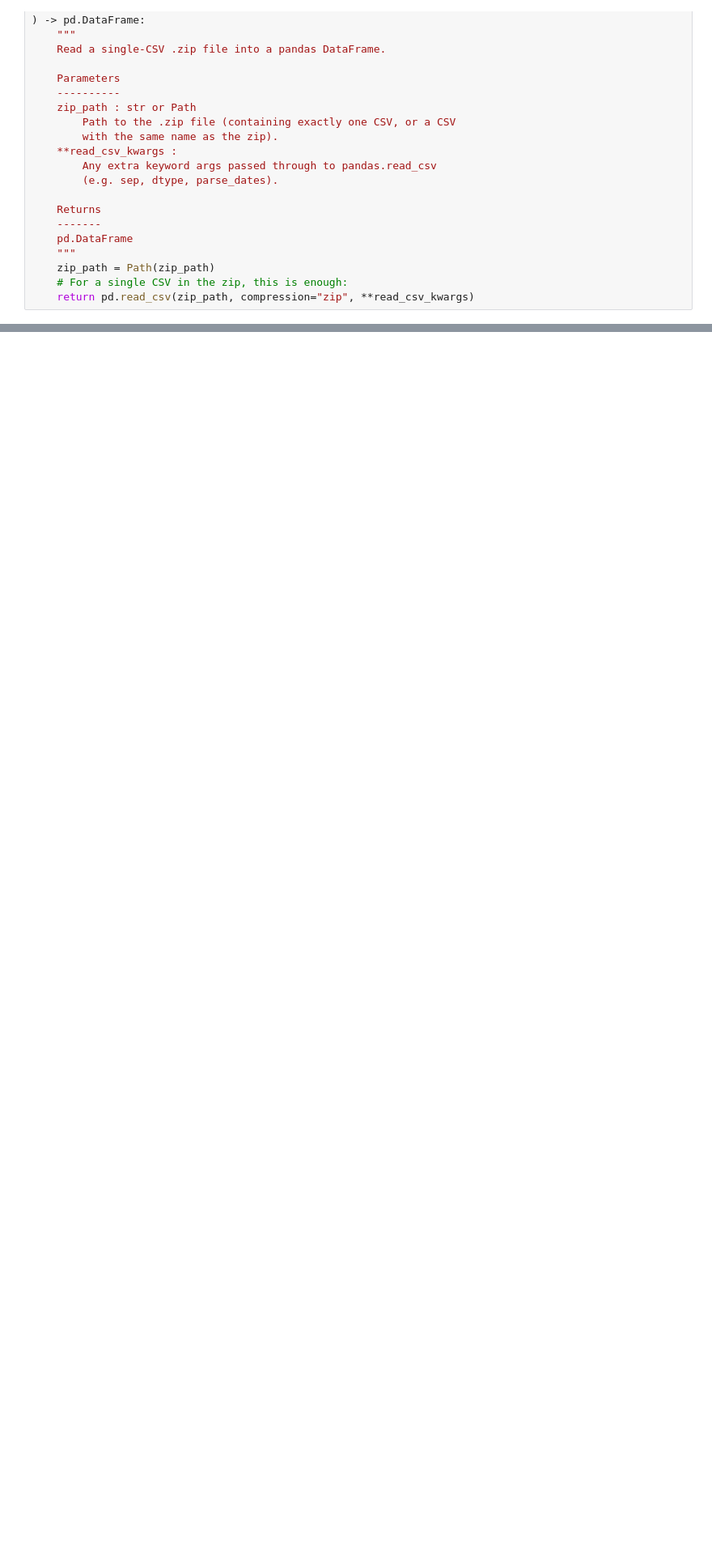
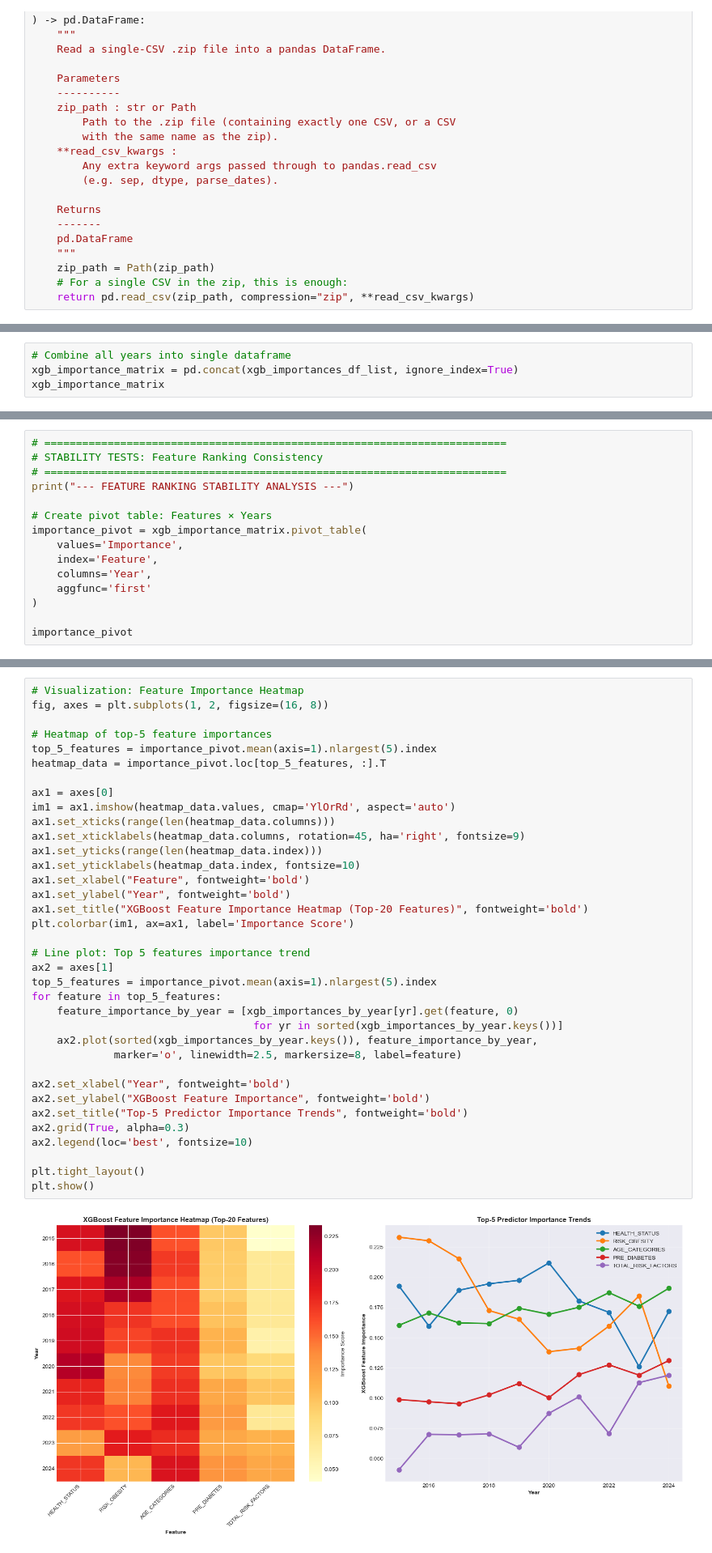
Before and after one commit to cmendonsa/brfss-diabetes-trends, a Jupyter notebook: analysis/RQ3_predictor_stability.ipynb, the cells around one changed output, grey strips where cells are left out. Shown at 81% size. Saved outputs shown, nothing was run; the diff lists cells and outputs as text; blank space fills up the shorter version.

```diff
--- a/analysis/RQ3_predictor_stability.ipynb
+++ b/analysis/RQ3_predictor_stability.ipynb
@@ -101,0 +734,4 @@ coef_df.plot(title="Predictor Stability Over Time")
+# %%
+# Combine all years into single dataframe
+xgb_importance_matrix = pd.concat(xgb_importances_df_list, ignore_index=True)
+xgb_importance_matrix
@@ -101,0 +752,15 @@ coef_df.plot(title="Predictor Stability Over Time")
+# %%
+# =========================================================================
+# STABILITY TESTS: Feature Ranking Consistency
+# =========================================================================
+print("--- FEATURE RANKING STABILITY ANALYSIS ---")
+
+# Create pivot table: Features × Years
+importance_pivot = xgb_importance_matrix.pivot_table(
+    values='Importance',
+    index='Feature',
+    columns='Year',
+    aggfunc='first'
+)
+
+importance_pivot
@@ -101,0 +891,38 @@ coef_df.plot(title="Predictor Stability Over Time")
+# %%
+# Visualization: Feature Importance Heatmap
+fig, axes = plt.subplots(1, 2, figsize=(16, 8))
+
+# Heatmap of top-5 feature importances
+top_5_features = importance_pivot.mean(axis=1).nlargest(5).index
+heatmap_data = importance_pivot.loc[top_5_features, :].T
+
+ax1 = axes[0]
+im1 = ax1.imshow(heatmap_data.values, cmap='YlOrRd', aspect='auto')
+ax1.set_xticks(range(len(heatmap_data.columns)))
+ax1.set_xticklabels(heatmap_data.columns, rotation=45, ha='right', fontsize=9)
+ax1.set_yticks(range(len(heatmap_data.index)))
+ax1.set_yticklabels(heatmap_data.index, fontsize=10)
+ax1.set_xlabel("Feature", fontweight='bold')
+ax1.set_ylabel("Year", fontweight='bold')
+ax1.set_title("XGBoost Feature Importance Heatmap (Top-20 Features)", fontweight='bold')
+plt.colorbar(im1, ax=ax1, label='Importance Score')
+
+# Line plot: Top 5 features importance trend
+ax2 = axes[1]
+top_5_features = importance_pivot.mean(axis=1).nlargest(5).index
+for feature in top_5_features:
+    feature_importance_by_year = [xgb_importances_by_year[yr].get(feature, 0)
+                                   for yr in sorted(xgb_importances_by_year.keys())]
+    ax2.plot(sorted(xgb_importances_by_year.keys()), feature_importance_by_year,
+             marker='o', linewidth=2.5, markersize=8, label=feature)
+
+ax2.set_xlabel("Year", fontweight='bold')
+ax2.set_ylabel("XGBoost Feature Importance", fontweight='bold')
+ax2.set_title("Top-5 Predictor Importance Trends", fontweight='bold')
+ax2.grid(True, alpha=0.3)
+ax2.legend(loc='best', fontsize=10)
+
+plt.tight_layout()
+plt.show()
+# %% [output]
+[figure, added]
```
Also changed, not shown: parts of 27 cells of this notebook.
